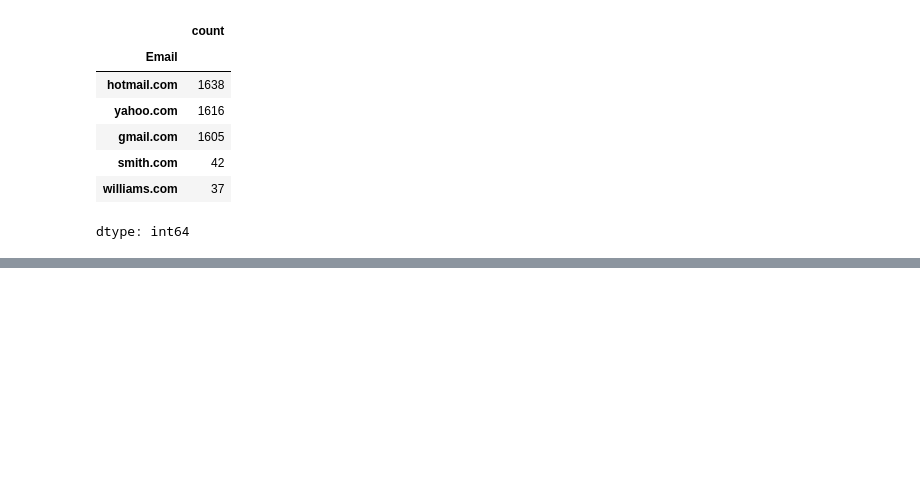
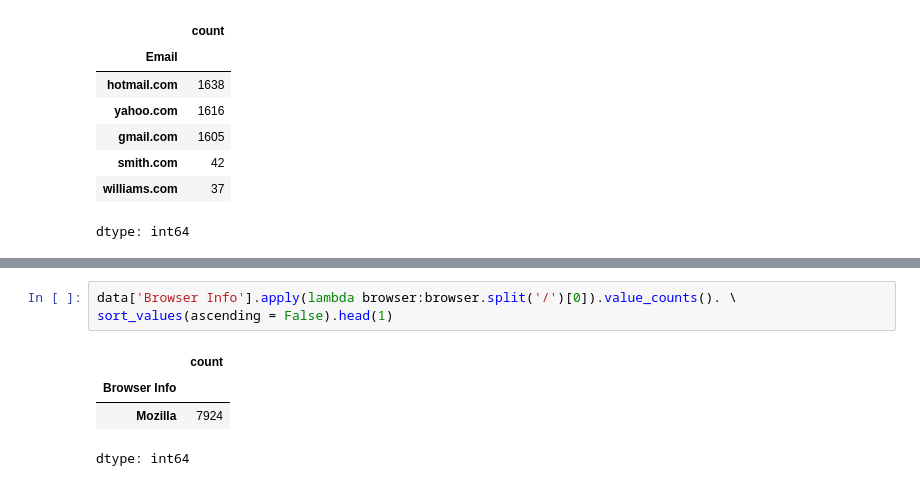
Before and after one commit to RafaGo89/Pandas_Activities, a Jupyter notebook: Casos de uso/Ecommerce_Purchases_Project.ipynb, the cells around one changed output, grey strips where cells are left out. Saved outputs shown, nothing was run; the diff lists cells and outputs as text; blank space fills up the shorter version.

```diff
--- a/Casos de uso/Ecommerce_Purchases_Project.ipynb
+++ b/Casos de uso/Ecommerce_Purchases_Project.ipynb
@@ -300,0 +310,8 @@ dtype: int64
+# %%
+data['Browser Info'].apply(lambda browser:browser.split('/')[0]).value_counts(). \
+sort_values(ascending = False).head(1)
+# %% [output]
+|  | count |
+| Browser Info |  |
+| Mozilla | 7924 |
+dtype: int64
```
Also changed, not shown: parts of 6 cells of this notebook.
